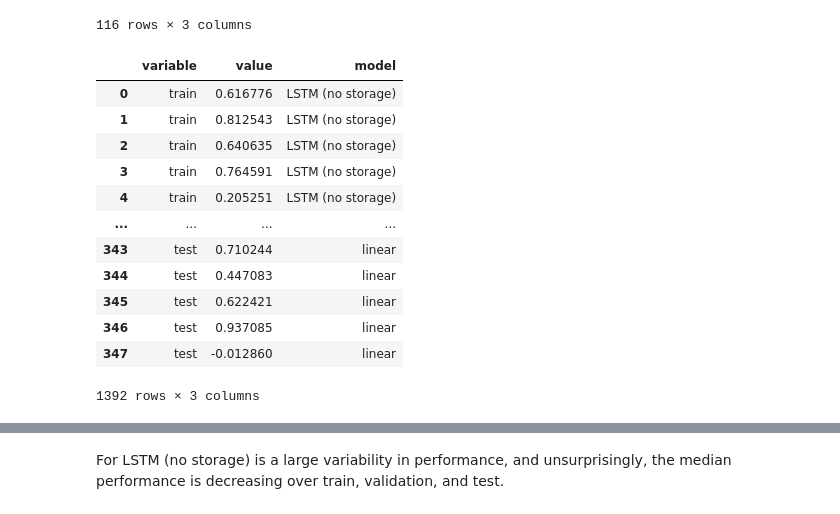
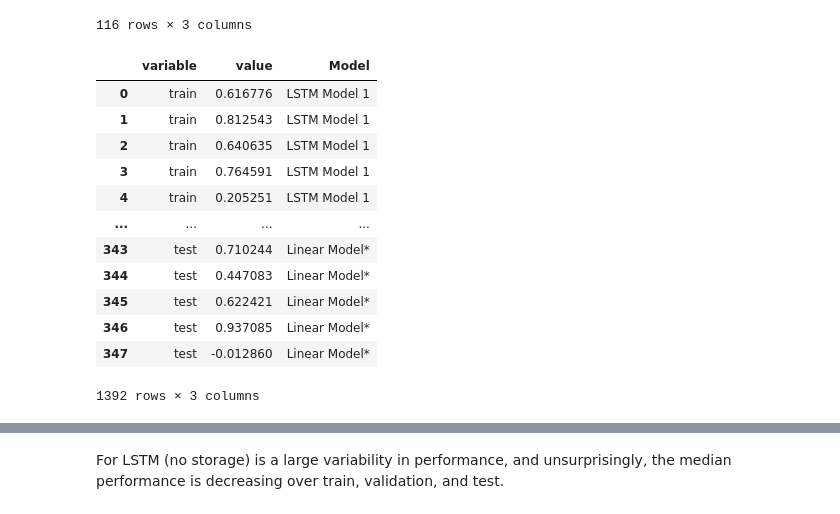
Before and after one commit to Matt2371/DL-reservoir-modeling, a Jupyter notebook: experiments/10e_resops_evaluate.ipynb, the cells around one changed output, grey strips where cells are left out. Drawn from its saved outputs; the diff is of its cells as text; code cells hidden in the pictures.

```diff
--- a/experiments/10e_resops_evaluate.ipynb
+++ b/experiments/10e_resops_evaluate.ipynb
@@ -56,39 +56,39 @@ r2_scores_df
 # %%
 # Compare with benchmark scores
 r2_scores_lstm = r2_scores_df.copy()
 r2_scores_lstm.index = r2_scores_lstm.index.astype(int)
 r2_scores_lstm_storage = pd.read_csv('report/results/resops_training/resops_benchmark_lstm_w_storage_r2.csv', index_col=0)
 r2_scores_linear = pd.read_csv('report/results/resops_training/resops_benchmark_linear_r2.csv', index_col=0)
 r2_scores_rf = pd.read_csv('report/results/resops_training/resops_benchmark_rf_r2.csv', index_col=0)
 
 # Convert to long format
 r2_scores_lstm = r2_scores_lstm.melt(value_vars=['train', 'val', 'test'])
 r2_scores_lstm_storage = r2_scores_lstm_storage.melt(value_vars=['train', 'val', 'test'])
 r2_scores_linear = r2_scores_linear.melt(value_vars=['train', 'val', 'test'])
 r2_scores_rf = r2_scores_rf.melt(value_vars=['train', 'val', 'test'])
 
 # Add model type
-r2_scores_lstm['model'] = 'LSTM (no storage)'
-r2_scores_lstm_storage['model'] = 'LSTM (w/ storage)'
-r2_scores_linear['model'] = 'linear'
-r2_scores_rf['model'] = 'random forest'
+r2_scores_lstm['Model'] = 'LSTM Model 1'
+r2_scores_lstm_storage['Model'] = 'LSTM Model 1*'
+r2_scores_linear['Model'] = 'Linear Model*'
+r2_scores_rf['Model'] = 'Random Forest Model*'
 
 # Concat
 r2_scores_benchmark = pd.concat([r2_scores_lstm, r2_scores_lstm_storage, r2_scores_rf, r2_scores_linear], axis=0)
 r2_scores_benchmark
 # %% [output]
-|  | variable | value | model |
-| 0 | train | 0.616776 | LSTM (no storage) |
-| 1 | train | 0.812543 | LSTM (no storage) |
-| 2 | train | 0.640635 | LSTM (no storage) |
-| 3 | train | 0.764591 | LSTM (no storage) |
-| 4 | train | 0.205251 | LSTM (no storage) |
+|  | variable | value | Model |
+| 0 | train | 0.616776 | LSTM Model 1 |
+| 1 | train | 0.812543 | LSTM Model 1 |
+| 2 | train | 0.640635 | LSTM Model 1 |
+| 3 | train | 0.764591 | LSTM Model 1 |
+| 4 | train | 0.205251 | LSTM Model 1 |
 | ... | ... | ... | ... |
-| 343 | test | 0.710244 | linear |
-| 344 | test | 0.447083 | linear |
-| 345 | test | 0.622421 | linear |
-| 346 | test | 0.937085 | linear |
-| 347 | test | -0.012860 | linear |
+| 343 | test | 0.710244 | Linear Model* |
+| 344 | test | 0.447083 | Linear Model* |
+| 345 | test | 0.622421 | Linear Model* |
+| 346 | test | 0.937085 | Linear Model* |
+| 347 | test | -0.012860 | Linear Model* |
 1392 rows × 3 columns
 # %%
 # Plot distribution of performance
```
Also changed, not shown: parts of 6 cells of this notebook, 16 other files.
